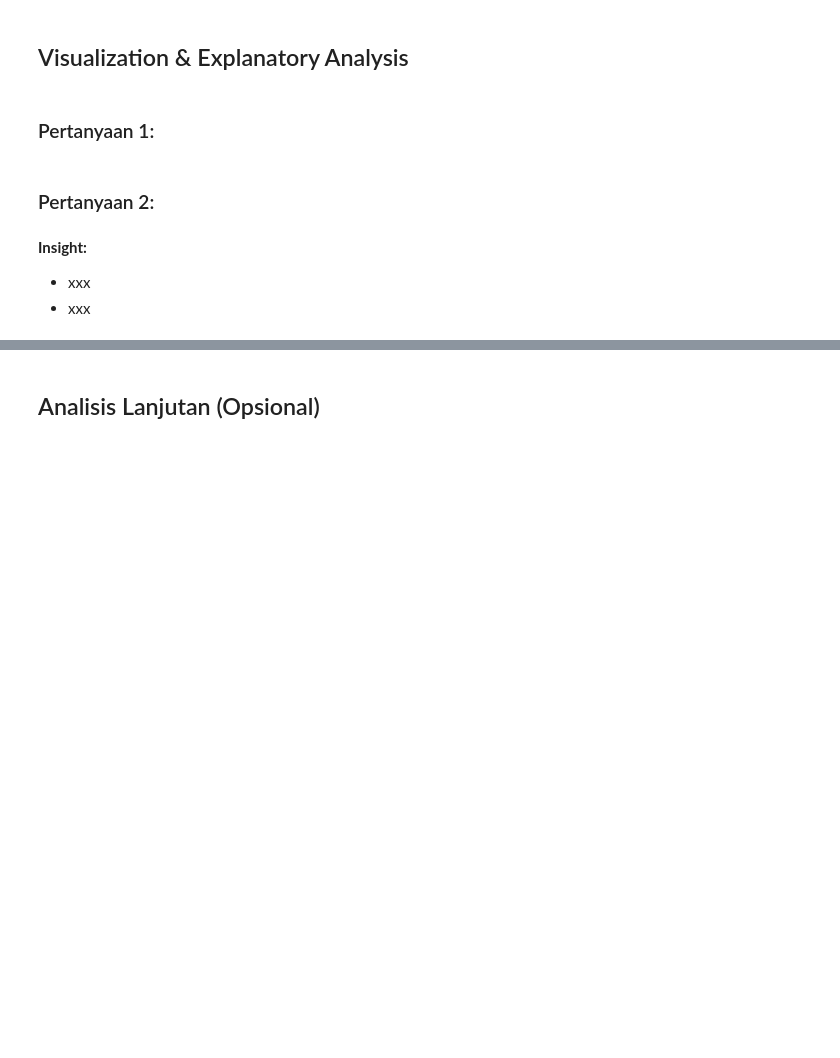
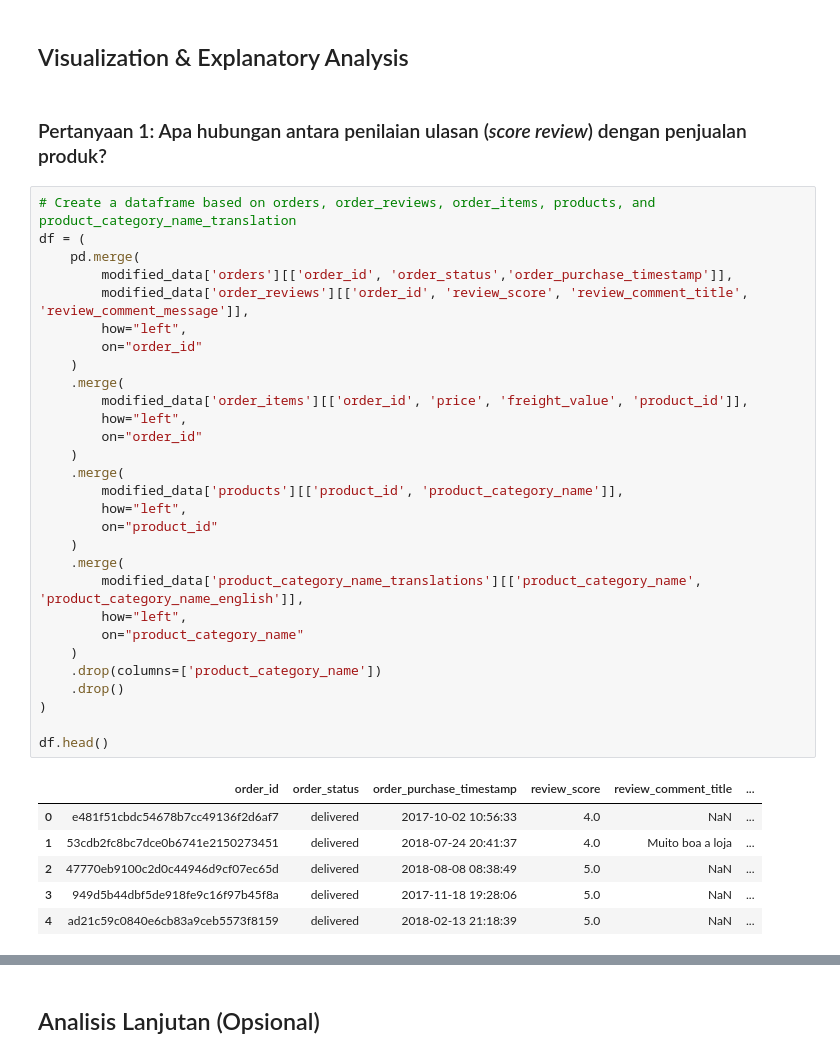
Before and after one commit to nairkivm/e-commerce-public-data-project, a Jupyter notebook: Proyek_Analisis_Data.ipynb, the cells around one changed output, grey strips where cells are left out. Cells and saved outputs as stored; diff of their text form; blank space fills up the shorter version.

```diff
--- a/Proyek_Analisis_Data.ipynb
+++ b/Proyek_Analisis_Data.ipynb
@@ -390,10 +427,40 @@ Data Assessment for 'sellers':
 # %% [markdown]
 ## Visualization & Explanatory Analysis
-# %% [markdown]
-### Pertanyaan 1:
-# %% [markdown]
-### Pertanyaan 2:
-# %% [markdown]
-**Insight:**
-- xxx
-- xxx
+# %% [markdown]
+### Pertanyaan 1: Apa hubungan antara penilaian ulasan (*score review*) dengan penjualan produk?
+# %%
+# Create a dataframe based on orders, order_reviews, order_items, products, and product_category_name_translation
+df = (
+    pd.merge(
+        modified_data['orders'][['order_id', 'order_status','order_purchase_timestamp']],
+        modified_data['order_reviews'][['order_id', 'review_score', 'review_comment_title', 'review_comment_message']],
+        how="left",
+        on="order_id"
+    )
+    .merge(
+        modified_data['order_items'][['order_id', 'price', 'freight_value', 'product_id']],
+        how="left",
+        on="order_id"
+    )
+    .merge(
+        modified_data['products'][['product_id', 'product_category_name']],
+        how="left",
+        on="product_id"
+    )
+    .merge(
+        modified_data['product_category_name_translations'][['product_category_name', 'product_category_name_english']],
+        how="left",
+        on="product_category_name"
+    )
+    .drop(columns=['product_category_name'])
+    .drop()
+)
+
+df.head()
+# %% [output]
+|  | order_id | order_status | order_purchase_timestamp | review_score | review_comment_title | ... |
+| 0 | e481f51cbdc54678b7cc49136f2d6af7 | delivered | 2017-10-02 10:56:33 | 4.0 | NaN | ... |
+| 1 | 53cdb2fc8bc7dce0b6741e2150273451 | delivered | 2018-07-24 20:41:37 | 4.0 | Muito boa a loja | ... |
+| 2 | 47770eb9100c2d0c44946d9cf07ec65d | delivered | 2018-08-08 08:38:49 | 5.0 | NaN | ... |
+| 3 | 949d5b44dbf5de918fe9c16f97b45f8a | delivered | 2017-11-18 19:28:06 | 5.0 | NaN | ... |
+| 4 | ad21c59c0840e6cb83a9ceb5573f8159 | delivered | 2018-02-13 21:18:39 | 5.0 | NaN | ... |
```
Also changed, not shown: parts of 18 cells of this notebook.
